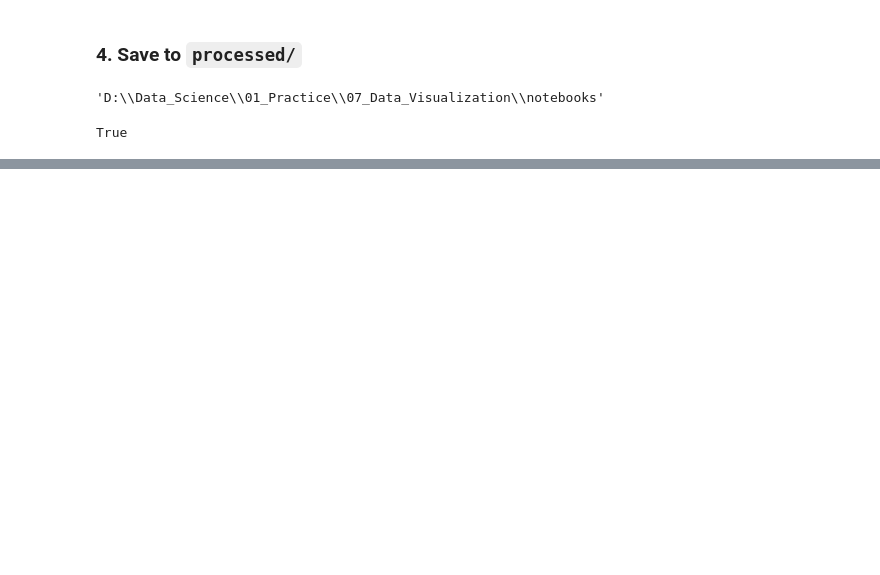
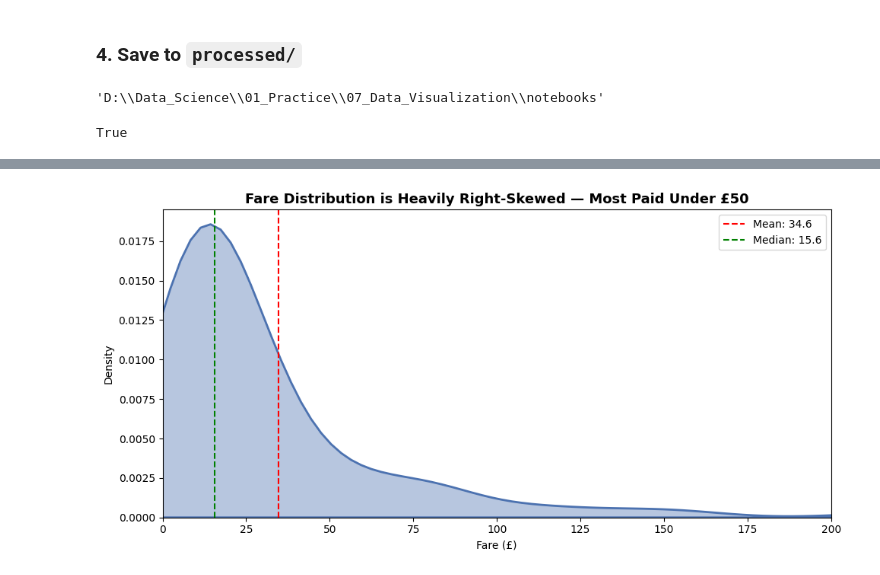
Before and after one commit to Manglam11/data_science_course, a Jupyter notebook: 07_Data_Visualization/notebooks/my_notebook.ipynb, the cells around one changed output, grey strips where cells are left out. Saved outputs shown, nothing was run; the diff lists cells and outputs as text; code cells hidden in the pictures; blank space fills up the shorter version.

```diff
--- a/07_Data_Visualization/notebooks/my_notebook.ipynb
+++ b/07_Data_Visualization/notebooks/my_notebook.ipynb
@@ -164,0 +216,29 @@ True
+# %%
+# kdeplot: best for visualizing smooth shape of a distribution without bin noise
+fig, ax = plt.subplots(figsize=(10,5))
+
+sns.kdeplot(
+    data=df,
+    x="fare",
+    color="#4c72b0",
+    fill=True,
+    alpha=0.4,
+    linewidth=2,
+    ax=ax
+)
+
+ax.set_xlim(0,200)
+ax.axvline(df["fare"].mean(), color="red", linestyle="--", linewidth=1.5, label=f"Mean: {df["fare"].mean():.1f}")
+ax.axvline(df["fare"].median(), color="green", linestyle="--", linewidth=1.5, label=f"Median: {df["fare"].median():.1f}")
+
+ax.set_title("Fare Distribution is Heavily Right-Skewed — Most Paid Under £50", fontsize=13, fontweight="bold")
+
+ax.set_xlabel("Fare (£)")
+ax.set_ylabel("Density")
+ax.legend()
+
+plt.tight_layout()
+plt.savefig("../outputs/figures/02_fare_distribution.png", dpi=150)
+plt.show()
+# %% [output]
+[figure, added]
```
Also changed, not shown: parts of 9 cells of this notebook.
